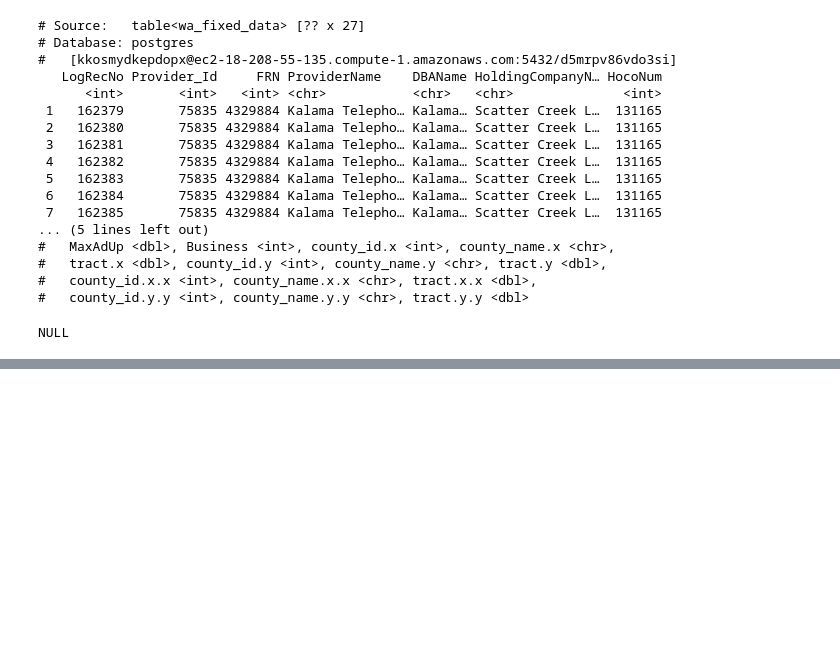
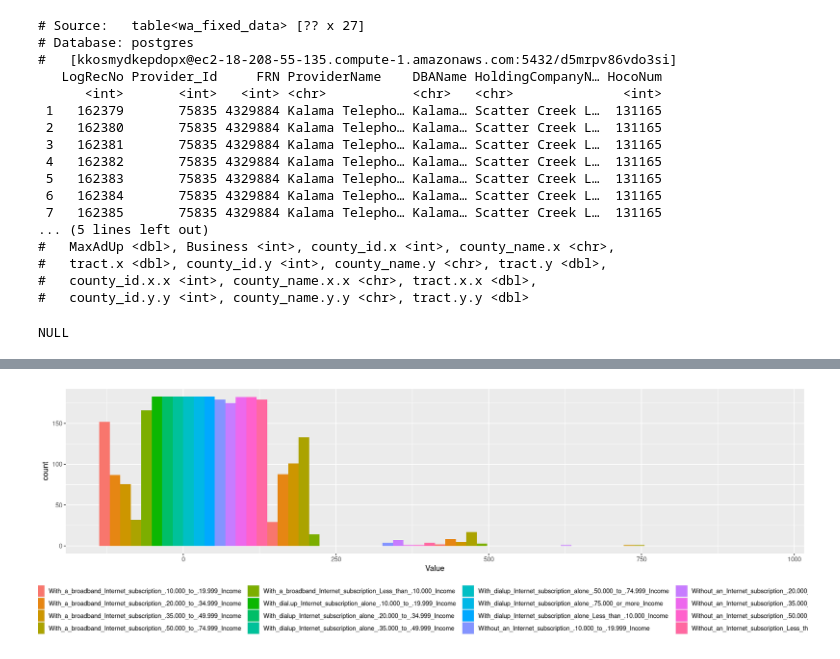
Before and after one commit to nicholasptran/eastern-washington-digital-equity, a Jupyter notebook: app/notebooks/nicholas.ipynb, the cells around one changed output, grey strips where cells are left out. Cells and saved outputs as stored; diff of their text form; code cells hidden in the pictures; blank space fills up the shorter version.

```diff
--- a/app/notebooks/nicholas.ipynb
+++ b/app/notebooks/nicholas.ipynb
@@ -150,0 +153,18 @@ NULL
+# %%
+library(ggplot2)
+library(tidyr)
+library(tidyverse)
+household_income_data <- read.csv("../data/Household_Income.csv")
+ss_income_data <- read.csv("../data/Social_Security_Income.csv")
+public_assistance_data <- read.csv("../data/Public_Assistance.csv")
+naturalization_data <- read.csv("../data/B05011 PERIOD OF NATURALIZATION.csv")
+nativity_data <- read.csv("../data/B05012 NATIVITY IN THE UNITED STATES.csv")
+transportation_data <- read.csv("../data/B08101 MEANS OF TRANSPORTATION TO WORK BY AGE.csv")
+poverty_data <- read.csv("../data/B17020 POVERTY STATUS IN THE PAST 12 MONTHS BY AGE.csv")
+types_computer_data <- read.csv("../data/B28001 TYPES OF COMPUTERS IN HOUSEHOLD.csv")
+presence_computer_data <- read.csv("../data/B28003 PRESENCE OF COMPUTER AND TYPE OF INTERNET SUBSCRIPTION IN HOUSEHOLD.csv")
+internet_subscription_data <- read.csv("../data/B28003 PRESENCE OF COMPUTER AND TYPE OF INTERNET SUBSCRIPTION IN HOUSEHOLD.csv")
+voting_age_data <- read.csv("../data/B29002 CITIZEN, VOTING-AGE POPULATION BY EDUCATIONAL ATTAINMENT.csv")
+occupation_over_16_data <- read.csv("../data/OCCUPATION_BY_SEX_FOR_THE_FULL-TIME_YEAR-ROUND_CIVILIAN_EMPLOYED_POPULATION_16_YEARS_AND_OVER.csv")
+type_computer_internet_sub_data <- read.csv("../data/TYPES_OF_COMPUTERS_AND_INTERNET_SUBSCRIPTIONS.csv")
+type_internet_sub_characteristics <- read.csv("../data/TYPES_OF_INTERNET_SUBSCRIPTIONS_BY_SELECTED_CHARACTERISTICS.csv")
@@ -150,0 +181,28 @@ NULL
+# %%
+options(repr.plot.width = 15, repr.plot.height = 5)
+household_income_data %>%
+    select(
+        With_dialup_Internet_subscription_alone_Less_than_.10.000_Income,
+        With_a_broadband_Internet_subscription_Less_than_.10.000_Income,
+        Without_an_Internet_subscription_Less_than_.10.000_Income,
+        With_dial.up_Internet_subscription_alone_.10.000_to_.19.999_Income,
+        With_a_broadband_Internet_subscription_.10.000_to_.19.999_Income,
+        Without_an_Internet_subscription_.10.000_to_.19.999_Income,
+        With_dialup_Internet_subscription_alone_.20.000_to_.34.999_Income,
+        With_a_broadband_Internet_subscription_.20.000_to_.34.999_Income,
+        Without_an_Internet_subscription_.20.000_to_.34.999_Income,
+        With_dialup_Internet_subscription_alone_.35.000_to_.49.999_Income,
+        With_a_broadband_Internet_subscription_.35.000_to_.49.999_Income,
+        Without_an_Internet_subscription_.35.000_to_.49.999_Income,
+        With_dialup_Internet_subscription_alone_.50.000_to_.74.999_Income,
+        With_a_broadband_Internet_subscription_.50.000_to_.74.999_Income,
+        Without_an_Internet_subscription_.50.000_to_.74.999_Income,
+        With_dialup_Internet_subscription_alone_.75.000_or_more_Income
+
+    ) %>%
+    gather(key = Range, value = Value) %>%
+    ggplot(aes(x = Value, fill = Range)) +
+    geom_histogram(position = "dodge", bins = 4) +
+    theme(legend.position = "bottom")
+# %% [output]
+[figure, added]
```
Also changed, not shown: parts of 3 cells of this notebook, 4 other files.
